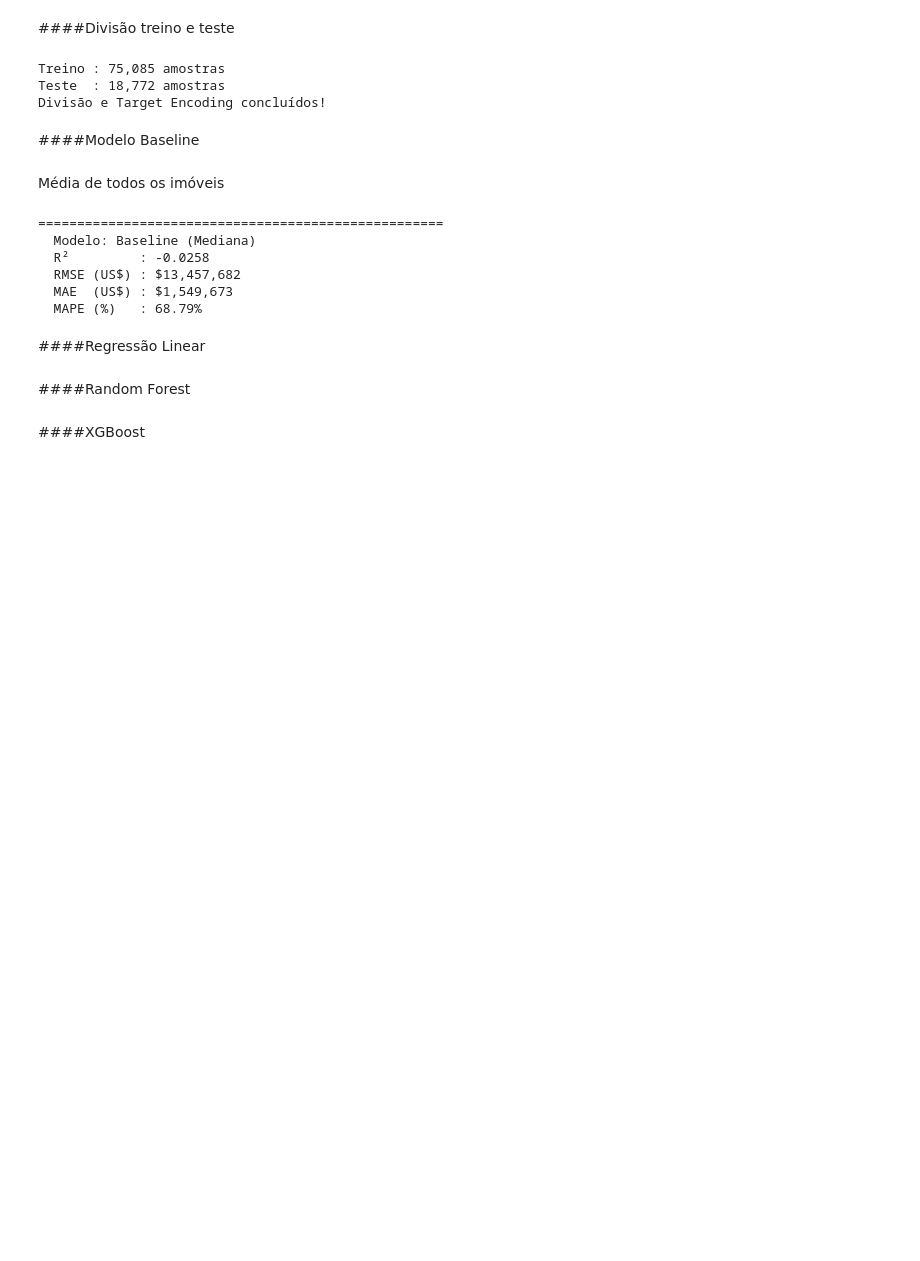
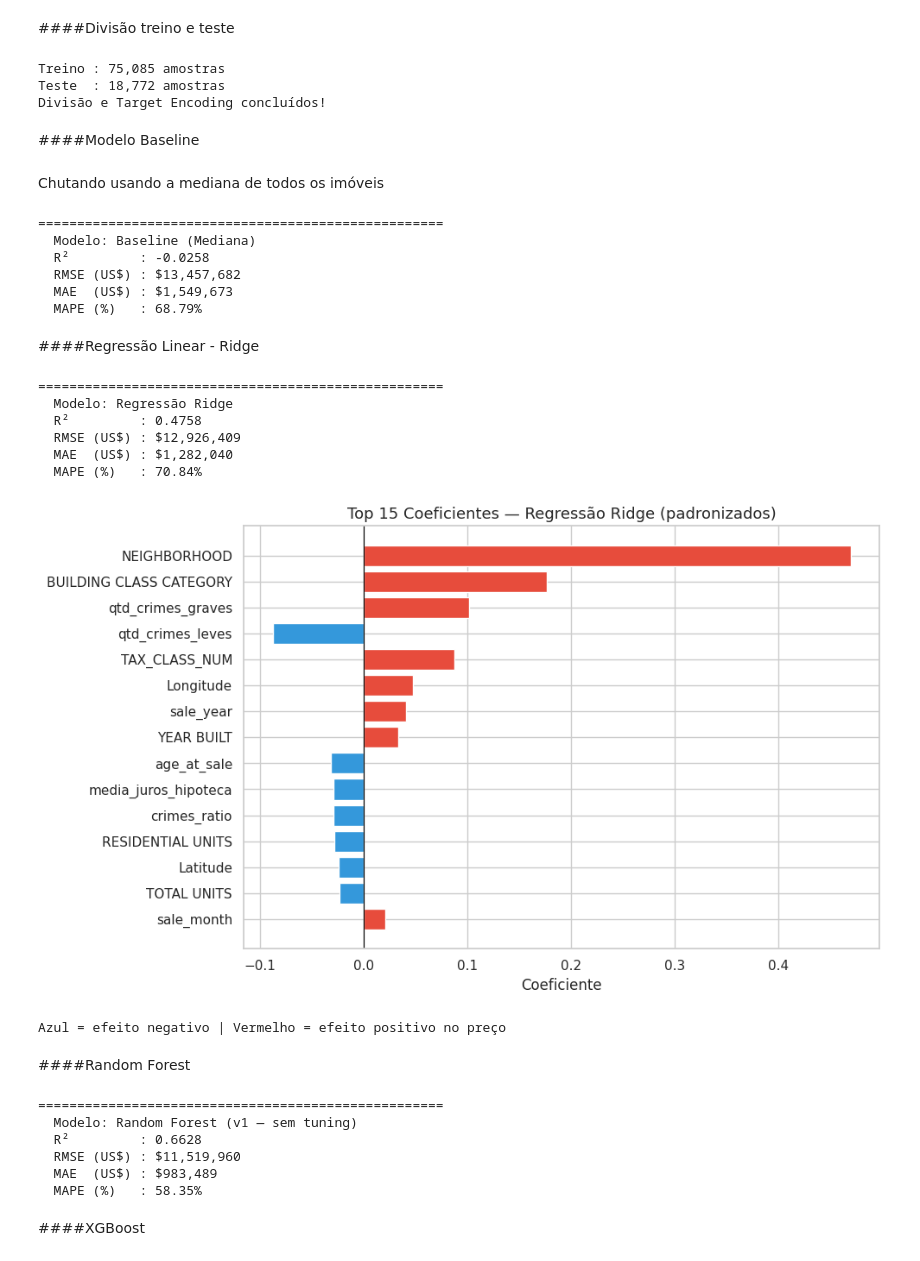
Before and after one commit to Numseinemmeunome/analise_preditiva_mercado_imobiliario_nyc, a Jupyter notebook: trabalho_final.ipynb, the cells around one changed output. Drawn from its saved outputs; the diff is of its cells as text; code cells hidden in the pictures; blank space fills up the shorter version.

```diff
--- a/trabalho_final.ipynb
+++ b/trabalho_final.ipynb
@@ -1161,7 +1300,7 @@ Divisão e Target Encoding concluídos!
 # %% [markdown]
 ####Modelo Baseline
 # %% [markdown]
-Média de todos os imóveis
+Chutando usando a mediana de todos os imóveis
 # %%
 y_pred_baseline = np.full(len(y_test), float(y_train.median()))
 res_baseline = evaluate_model('Baseline (Mediana)', y_test.values, y_pred_baseline, y_test_orig.values)
@@ -1174,8 +1313,66 @@ resultados.append(res_baseline)
   MAE  (US$) : $1,549,673
   MAPE (%)   : 68.79%
 # %% [markdown]
-####Regressão Linear
+####Regressão Linear - Ridge
+# %%
+pipeline_lr = Pipeline([
+    ('scaler', StandardScaler()),
+    ('ridge',  Ridge(alpha=1.0))
+])
+
+pipeline_lr.fit(X_train, y_train)
+y_pred_lr = pipeline_lr.predict(X_test)
+
+res_lr = evaluate_model('Regressão Ridge', y_test.values, y_pred_lr, y_test_orig.values)
+resultados.append(res_lr)
+# %% [output]
+====================================================
+  Modelo: Regressão Ridge
+  R²         : 0.4758
+  RMSE (US$) : $12,926,409
+  MAE  (US$) : $1,282,040
+  MAPE (%)   : 70.84%
+# %%
+coef_df = pd.DataFrame({
+    'Feature': FEATURES_ALL,
+    'Coeficiente': pipeline_lr.named_steps['ridge'].coef_
+}).sort_values('Coeficiente', key=abs, ascending=False).head(15)
+
+plt.figure(figsize=(10, 6))
+colors = ['#e74c3c' if c > 0 else '#3498db' for c in coef_df['Coeficiente']]
+plt.barh(coef_df['Feature'], coef_df['Coeficiente'], color=colors)
+plt.axvline(0, color='black', linewidth=0.8)
+plt.title('Top 15 Coeficientes — Regressão Ridge (padronizados)', fontsize=13)
+plt.xlabel('Coeficiente')
+plt.gca().invert_yaxis()
+plt.tight_layout()
+plt.show()
+print('Azul = efeito negativo | Vermelho = efeito positivo no preço')
+# %% [output]
+[figure, added]
+Azul = efeito negativo | Vermelho = efeito positivo no preço
 # %% [markdown]
 ####Random Forest
+# %%
+rf_base = RandomForestRegressor(
+    n_estimators=100,
+    max_depth=None,
+    min_samples_leaf=5,
+    n_jobs=-1,
+    random_state=42
+)
+
+rf_base.fit(X_train, y_train)
+y_pred_rf = rf_base.predict(X_test)
+
+res_rf = evaluate_model('Random Forest (v1 — sem tuning)', y_test.values, y_pred_rf, y_test_orig.values)
+resultados.append(res_rf)
+# %% [output]
+====================================================
+  Modelo: Random Forest (v1 — sem tuning)
+  R²         : 0.6628
+  RMSE (US$) : $11,519,960
+  MAE  (US$) : $983,489
+  MAPE (%)   : 58.35%
 # %% [markdown]
 ####XGBoost
```
Also changed, not shown: parts of 20 cells of this notebook.
